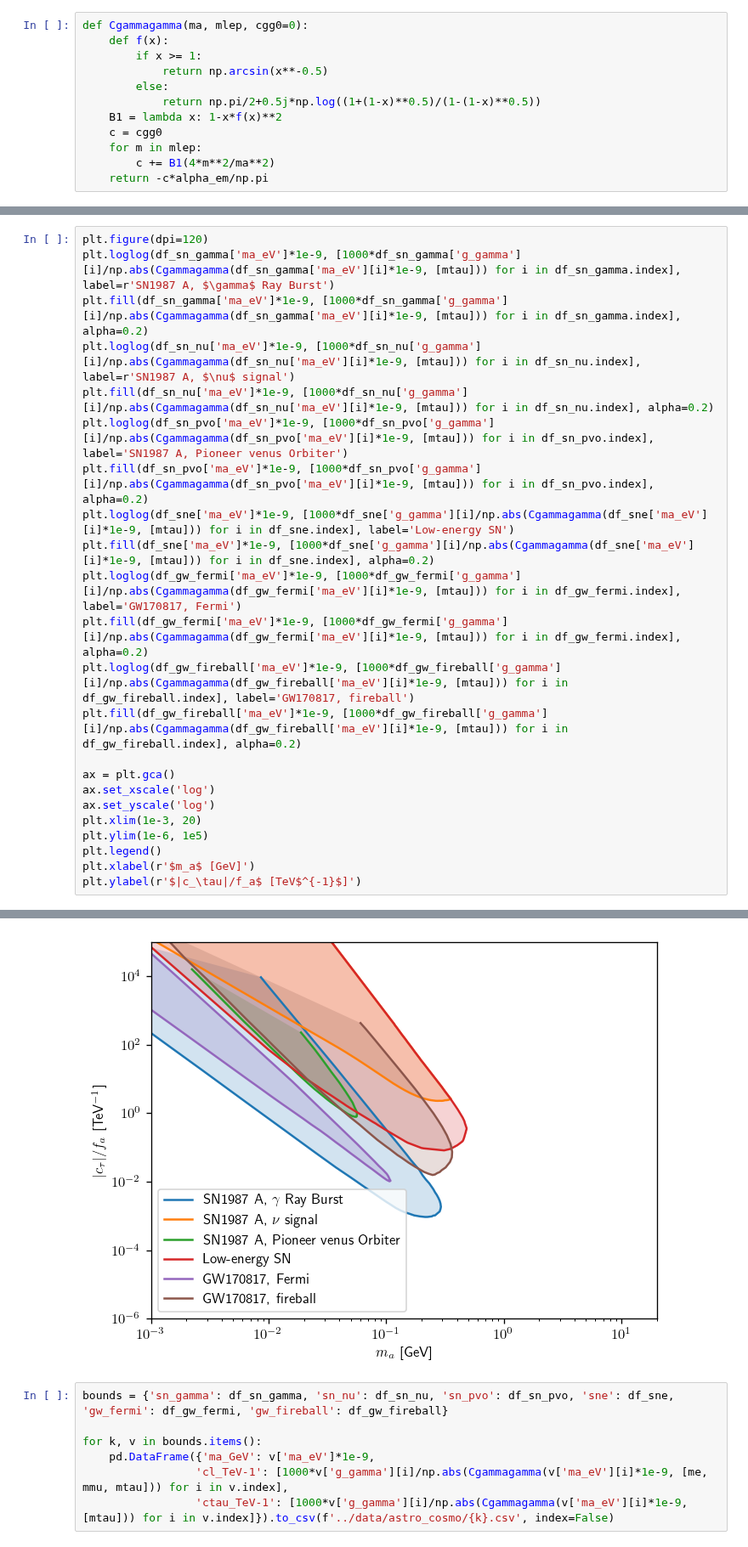
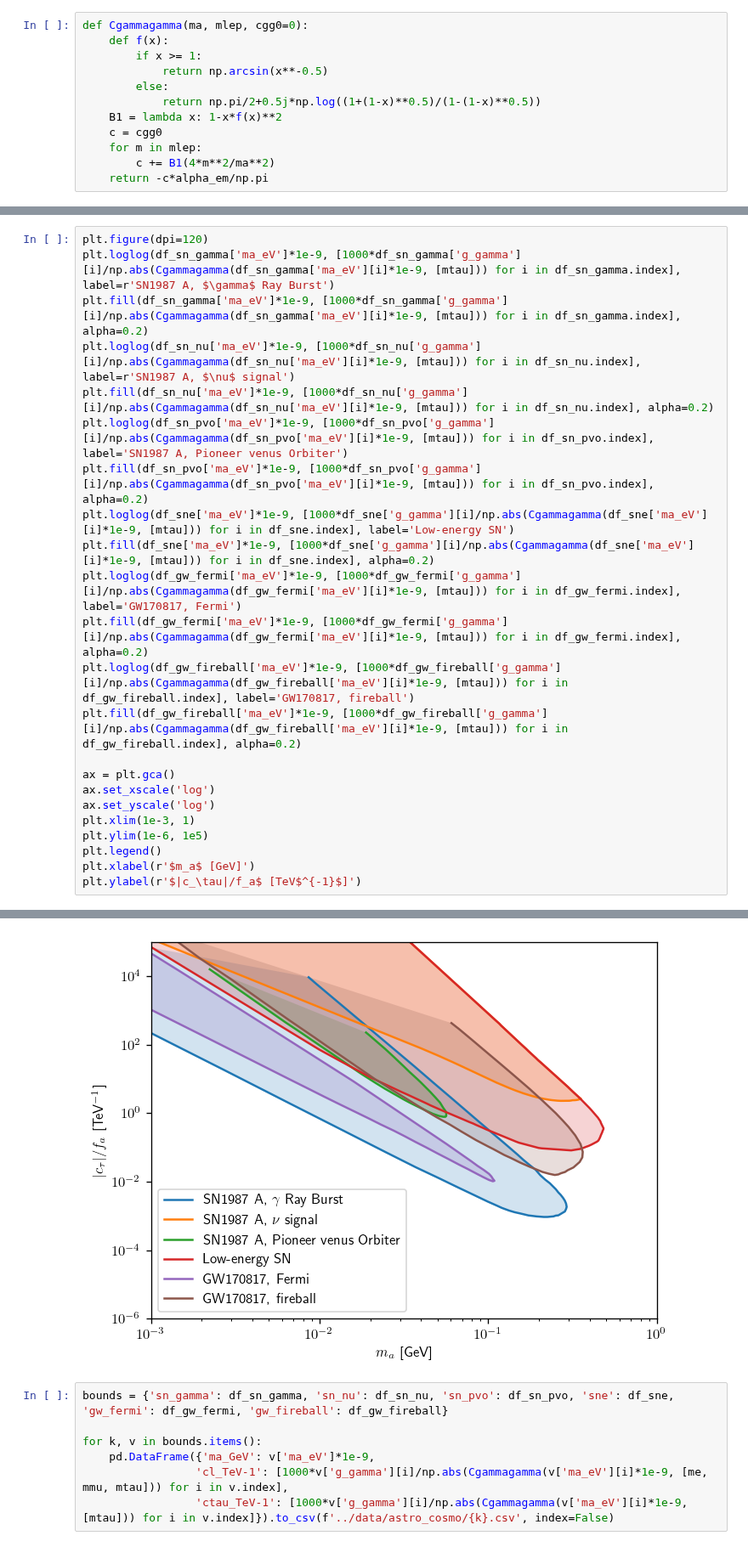
Before and after one commit to Jorge-Alda/tauALPs, a Jupyter notebook: PseudoScalar/astro_cosmo/astro_cosmo.ipynb, the cells around one changed output, grey strips where cells are left out. Shown at 85% size. Cells and saved outputs as stored; diff of their text form.

```diff
--- a/PseudoScalar/astro_cosmo/astro_cosmo.ipynb
+++ b/PseudoScalar/astro_cosmo/astro_cosmo.ipynb
@@ -77,29 +77,29 @@ Text(0, 0.5, '$|c_\\ell|/f_a$ [TeV$^{-1}$]')
 # %%
 plt.figure(dpi=120)
 plt.loglog(df_sn_gamma['ma_eV']*1e-9, [1000*df_sn_gamma['g_gamma'][i]/np.abs(Cgammagamma(df_sn_gamma['ma_eV'][i]*1e-9, [mtau])) for i in df_sn_gamma.index], label=r'SN1987 A, $\gamma$ Ray Burst')
 plt.fill(df_sn_gamma['ma_eV']*1e-9, [1000*df_sn_gamma['g_gamma'][i]/np.abs(Cgammagamma(df_sn_gamma['ma_eV'][i]*1e-9, [mtau])) for i in df_sn_gamma.index], alpha=0.2)
 plt.loglog(df_sn_nu['ma_eV']*1e-9, [1000*df_sn_nu['g_gamma'][i]/np.abs(Cgammagamma(df_sn_nu['ma_eV'][i]*1e-9, [mtau])) for i in df_sn_nu.index], label=r'SN1987 A, $\nu$ signal')
 plt.fill(df_sn_nu['ma_eV']*1e-9, [1000*df_sn_nu['g_gamma'][i]/np.abs(Cgammagamma(df_sn_nu['ma_eV'][i]*1e-9, [mtau])) for i in df_sn_nu.index], alpha=0.2)
 plt.loglog(df_sn_pvo['ma_eV']*1e-9, [1000*df_sn_pvo['g_gamma'][i]/np.abs(Cgammagamma(df_sn_pvo['ma_eV'][i]*1e-9, [mtau])) for i in df_sn_pvo.index], label='SN1987 A, Pioneer venus Orbiter')
 plt.fill(df_sn_pvo['ma_eV']*1e-9, [1000*df_sn_pvo['g_gamma'][i]/np.abs(Cgammagamma(df_sn_pvo['ma_eV'][i]*1e-9, [mtau])) for i in df_sn_pvo.index], alpha=0.2)
 plt.loglog(df_sne['ma_eV']*1e-9, [1000*df_sne['g_gamma'][i]/np.abs(Cgammagamma(df_sne['ma_eV'][i]*1e-9, [mtau])) for i in df_sne.index], label='Low-energy SN')
 plt.fill(df_sne['ma_eV']*1e-9, [1000*df_sne['g_gamma'][i]/np.abs(Cgammagamma(df_sne['ma_eV'][i]*1e-9, [mtau])) for i in df_sne.index], alpha=0.2)
 plt.loglog(df_gw_fermi['ma_eV']*1e-9, [1000*df_gw_fermi['g_gamma'][i]/np.abs(Cgammagamma(df_gw_fermi['ma_eV'][i]*1e-9, [mtau])) for i in df_gw_fermi.index], label='GW170817, Fermi')
 plt.fill(df_gw_fermi['ma_eV']*1e-9, [1000*df_gw_fermi['g_gamma'][i]/np.abs(Cgammagamma(df_gw_fermi['ma_eV'][i]*1e-9, [mtau])) for i in df_gw_fermi.index], alpha=0.2)
 plt.loglog(df_gw_fireball['ma_eV']*1e-9, [1000*df_gw_fireball['g_gamma'][i]/np.abs(Cgammagamma(df_gw_fireball['ma_eV'][i]*1e-9, [mtau])) for i in df_gw_fireball.index], label='GW170817, fireball')
 plt.fill(df_gw_fireball['ma_eV']*1e-9, [1000*df_gw_fireball['g_gamma'][i]/np.abs(Cgammagamma(df_gw_fireball['ma_eV'][i]*1e-9, [mtau])) for i in df_gw_fireball.index], alpha=0.2)
 
 ax = plt.gca()
 ax.set_xscale('log')
 ax.set_yscale('log')
-plt.xlim(1e-3, 20)
+plt.xlim(1e-3, 1)
 plt.ylim(1e-6, 1e5)
 plt.legend()
 plt.xlabel(r'$m_a$ [GeV]')
 plt.ylabel(r'$|c_\tau|/f_a$ [TeV$^{-1}$]')
 # %% [output]
 Text(0, 0.5, '$|c_\\tau|/f_a$ [TeV$^{-1}$]')
-[figure, old version]
+[figure, new version]
 # %%
 bounds = {'sn_gamma': df_sn_gamma, 'sn_nu': df_sn_nu, 'sn_pvo': df_sn_pvo, 'sne': df_sne, 'gw_fermi': df_gw_fermi, 'gw_fireball': df_gw_fireball}
 
```
Also changed, not shown: parts of 4 cells of this notebook, 5 other files.
